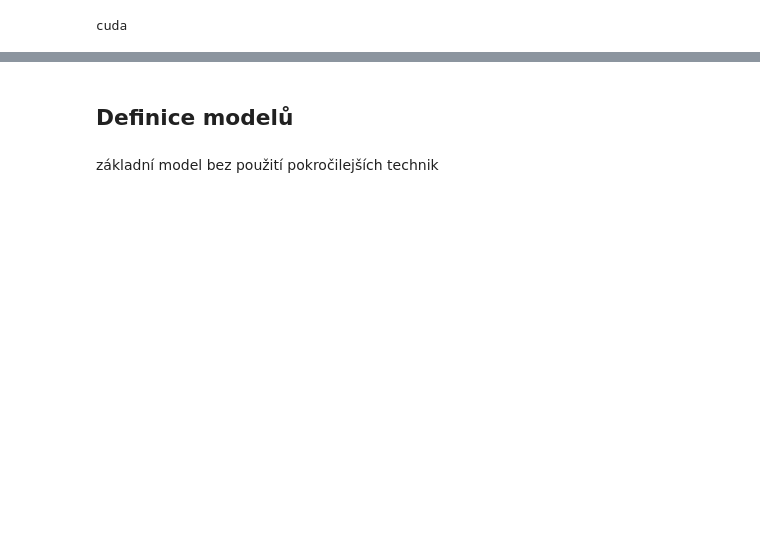
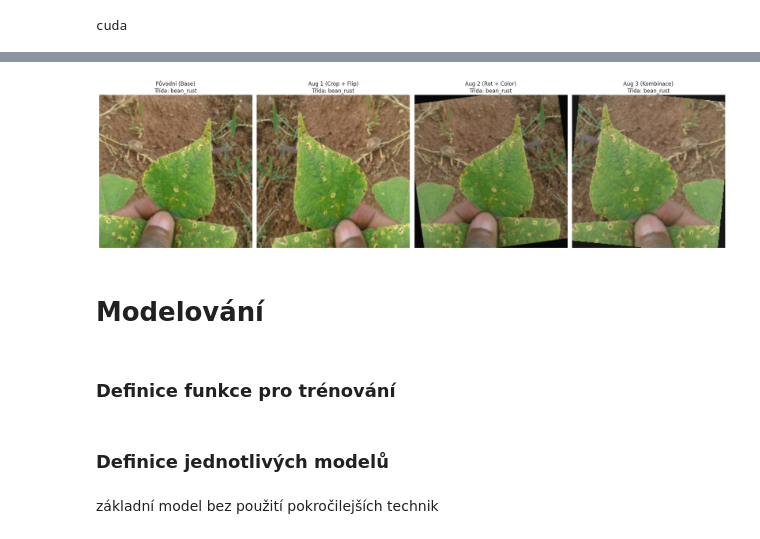
Before and after one commit to m-pydych/Beans_ML, a Jupyter notebook: beans.ipynb, the cells around one changed output, grey strips where cells are left out. Saved outputs shown, nothing was run; the diff lists cells and outputs as text; code cells hidden in the pictures; blank space fills up the shorter version.

```diff
--- a/beans.ipynb
+++ b/beans.ipynb
@@ -281,0 +119,37 @@ cuda
+# %%
+def show_augmented_variants(base_ds, aug1_ds, aug2_ds, aug3_ds):
+    idx = random.randint(0, len(base_ds) - 1)
+
+    img0, label = base_ds[idx]
+    img1, _ = aug1_ds[idx]
+    img2, _ = aug2_ds[idx]
+    img3, _ = aug3_ds[idx]
+
+    images = [img0, img1, img2, img3]
+    titles = [
+        "Původní (Base)",
+        "Aug 1 (Crop + Flip)",
+        "Aug 2 (Rot + Color)",
+        "Aug 3 (Kombinace)"
+    ]
+
+    class_name = base_ds.classes[label]
+
+    def denormalize(tensor):
+        mean = np.array([0.485, 0.456, 0.406])
+        std = np.array([0.229, 0.224, 0.225])
+
+        img = tensor.permute(1, 2, 0).cpu().numpy()
+        img = std * img + mean
+        img = np.clip(img, 0, 1)
+        return img
+
+    plt.figure(figsize=(20, 6))
+    for i in range(4):
+        plt.subplot(1, 4, i + 1)
+        plt.imshow(denormalize(images[i]))
+        plt.title(f"{titles[i]}\nTřída: {class_name}", fontsize=12)
+        plt.axis('off')
+
+    plt.tight_layout()
+    plt.show()
@@ -281,0 +261,9 @@ cuda
+# %%
+# příklad variant pro jeden náhodný obrázek
+show_augmented_variants(train_base, train_aug1, train_aug2, train_aug3)
+# %% [output]
+[figure, added]
+# %% [markdown]
+# Modelování
+# %% [markdown]
+### Definice funkce pro trénování
@@ -282,5 +349,5 @@ cuda
 # %% [markdown]
-## Definice modelů
+### Definice jednotlivých modelů
 # %% [markdown]
 základní model bez použití pokročilejších technik
 # %%
```
Also changed, not shown: parts of 52 cells of this notebook.
